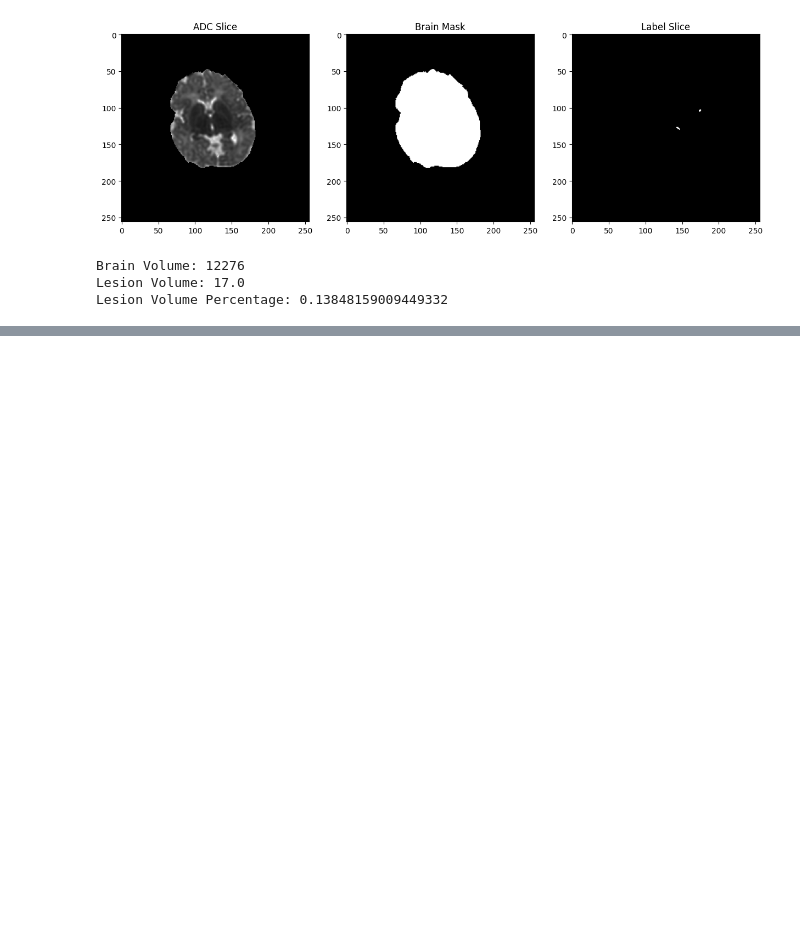
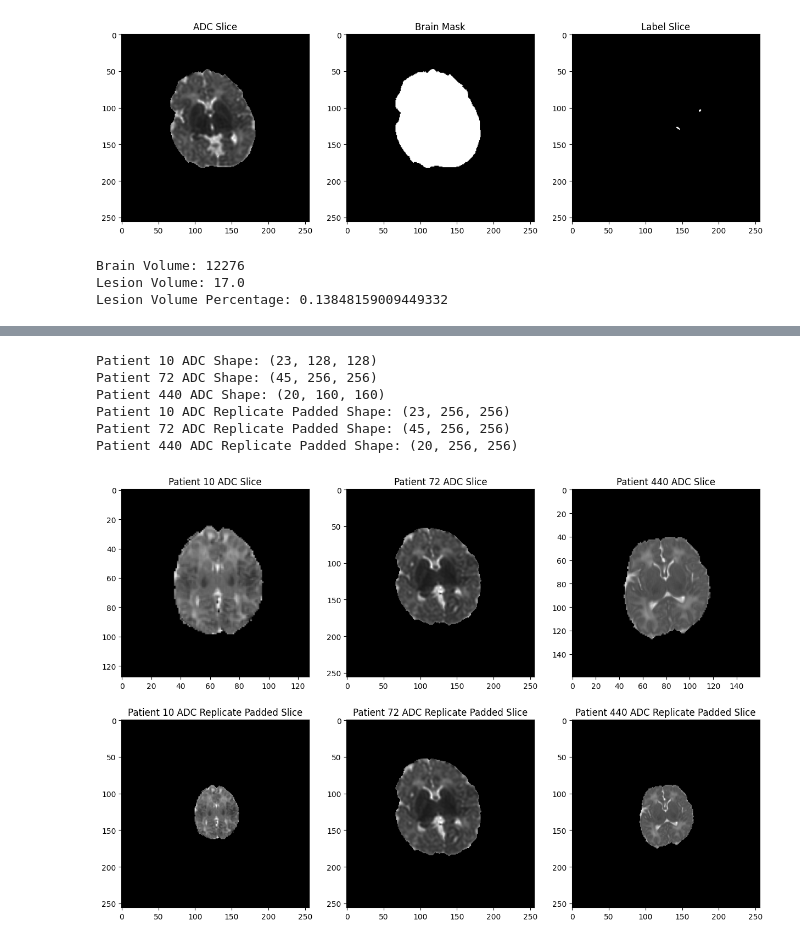
Before and after one commit to Neonatal-Brain-Lesion-Segmentation/CodeBase, a Jupyter notebook: codebase/transforms/preprocess.ipynb, the cells around one changed output, grey strips where cells are left out. Drawn from its saved outputs; the diff is of its cells as text; code cells hidden in the pictures; blank space fills up the shorter version.

```diff
--- a/codebase/transforms/preprocess.ipynb
+++ b/codebase/transforms/preprocess.ipynb
@@ -456,0 +610,44 @@ def make_brain_mask(image_adc_slice, lower_bound = 1, upper_bound = 3400):
+# %%
+# Replicate Padding
+print(f'Patient 10 ADC Shape: {image_array_adc_010.shape}')
+print(f'Patient 72 ADC Shape: {image_array_clipped_adc_072.shape}')
+print(f'Patient 440 ADC Shape: {image_array_adc_440.shape}')
+
+image_array_adc_010_replicate = replicate_padding(image_array_adc_010)
+image_array_adc_072_replicate = replicate_padding(image_array_clipped_adc_072)
+image_array_adc_440_replicate = replicate_padding(image_array_adc_440)
+
+print(f'Patient 10 ADC Replicate Padded Shape: {image_array_adc_010_replicate.shape}')
+print(f'Patient 72 ADC Replicate Padded Shape: {image_array_adc_072_replicate.shape}')
+print(f'Patient 440 ADC Replicate Padded Shape: {image_array_adc_440_replicate.shape}')
+
+# Plotting the before and after Replicate Padded ADC Slice
+plt.figure(figsize=(15, 10))
+plt.subplot(231)
+plt.imshow(image_array_adc_010[image_array_adc_010.shape[0] // 2, :, :], cmap='gray')
+plt.title("Patient 10 ADC Slice")
+plt.subplot(232)
+plt.imshow(image_array_clipped_adc_072[image_array_clipped_adc_072.shape[0] // 2, :, :], cmap='gray')
+plt.title("Patient 72 ADC Slice")
+plt.subplot(233)
+plt.imshow(image_array_adc_440[image_array_adc_440.shape[0] // 2, :, :], cmap='gray')
+plt.title("Patient 440 ADC Slice")
+
+plt.subplot(234)
+plt.imshow(image_array_adc_010_replicate[image_array_adc_010_replicate.shape[0] // 2, :, :], cmap='gray')
+plt.title("Patient 10 ADC Replicate Padded Slice")
+plt.subplot(235)
+plt.imshow(image_array_adc_072_replicate[image_array_adc_072_replicate.shape[0] // 2, :, :], cmap='gray')
+plt.title("Patient 72 ADC Replicate Padded Slice")
+plt.subplot(236)
+plt.imshow(image_array_adc_440_replicate[image_array_adc_440_replicate.shape[0] // 2, :, :], cmap='gray')
+plt.title("Patient 440 ADC Replicate Padded Slice")
+plt.show()
+# %% [output]
+Patient 10 ADC Shape: (23, 128, 128)
+Patient 72 ADC Shape: (45, 256, 256)
+Patient 440 ADC Shape: (20, 160, 160)
+Patient 10 ADC Replicate Padded Shape: (23, 256, 256)
+Patient 72 ADC Replicate Padded Shape: (45, 256, 256)
+Patient 440 ADC Replicate Padded Shape: (20, 256, 256)
+[figure, added]
```
Also changed, not shown: parts of 5 cells of this notebook.
